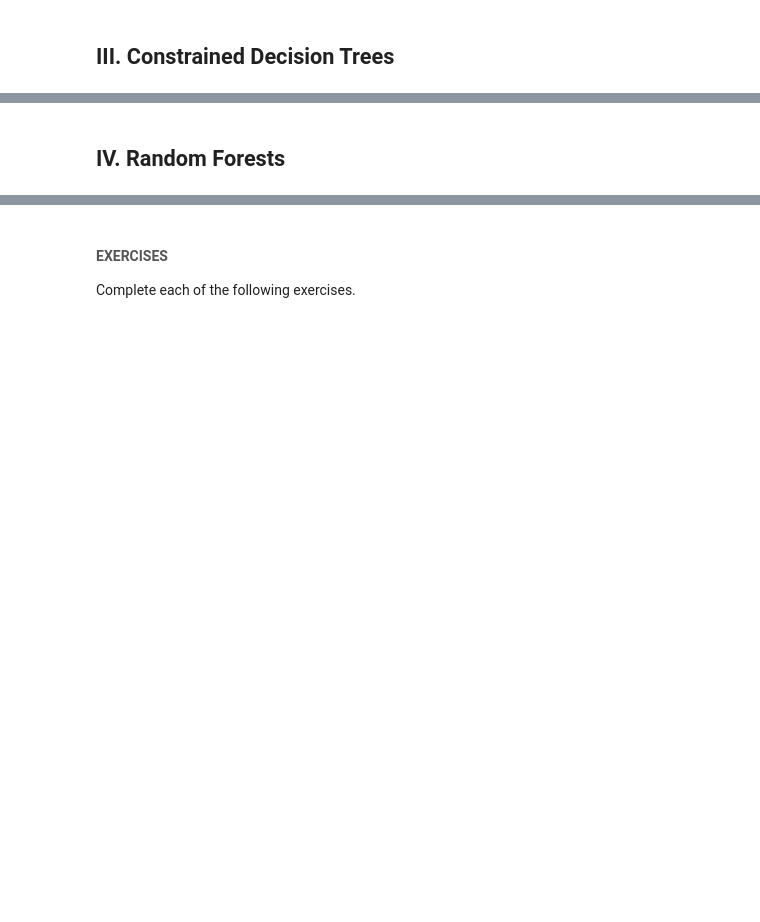
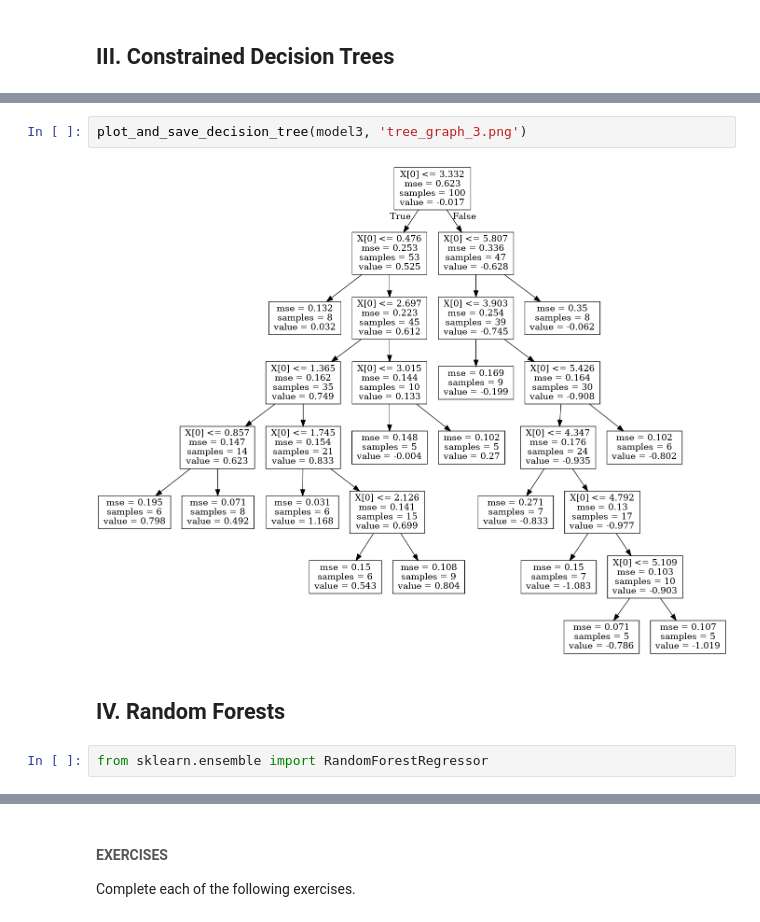
Before and after one commit to cedricsoares/elite_data_science, a Jupyter notebook: 4 - Workbook - Complexity Overload.ipynb, the cells around one changed output, grey strips where cells are left out. Drawn from its saved outputs; the diff is of its cells as text; blank space fills up the shorter version.

```diff
--- a/4 - Workbook - Complexity Overload.ipynb
+++ b/4 - Workbook - Complexity Overload.ipynb
@@ -151,2 +165,8 @@ print( np.sum( model.tree_.children_right == -1 ) )
+# %%
+plot_and_save_decision_tree(model3, 'tree_graph_3.png')
+# %% [output]
+[figure, added]
 # %% [markdown]
 ## IV. Random Forests
+# %%
+from sklearn.ensemble import RandomForestRegressor
```
Also changed, not shown: parts of 9 cells of this notebook, 5 other files.
